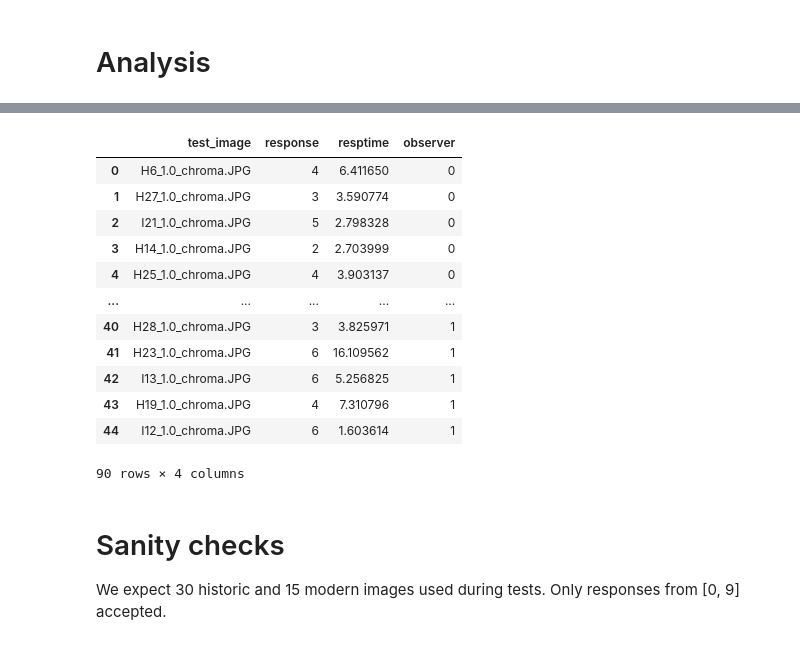
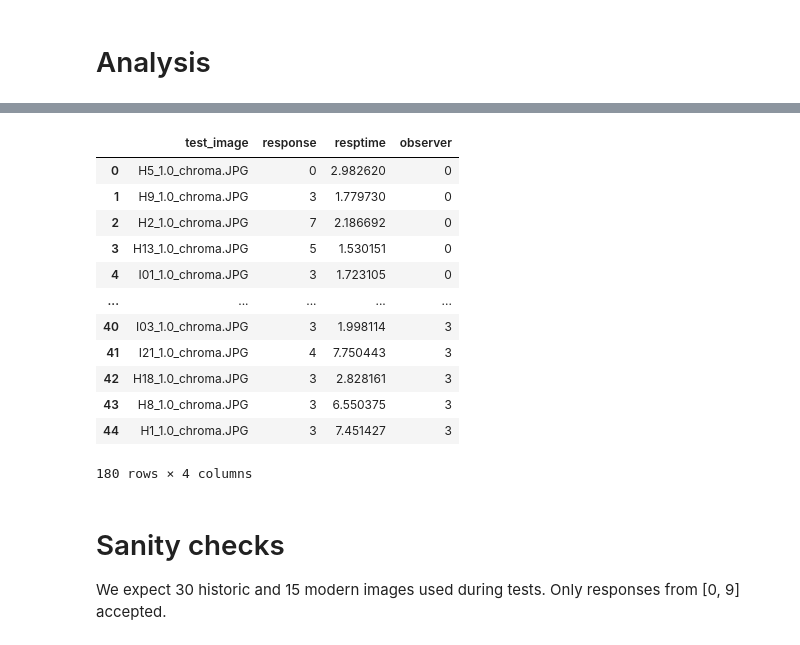
Before and after one commit to Thrrym/PerceptionAndImageQuality, a Jupyter notebook: analysis/analysis.ipynb, the cells around one changed output, grey strips where cells are left out. Cells and saved outputs as stored; diff of their text form; code cells hidden in the pictures.

```diff
--- a/analysis/analysis.ipynb
+++ b/analysis/analysis.ipynb
@@ -27,40 +29,41 @@ single_result_files_paths
 # %%
 # we read the data
 file = single_result_files_paths.pop()
 df = pd.read_csv(file)
 observer_num = 0
 df['observer'] = observer_num
 observer_num += 1
 
 for path in single_result_files_paths:
     df_tmp = pd.read_csv(path)
     df_tmp['observer'] = observer_num
     df = pd.concat((df, df_tmp))
+    observer_num += 1
 
 #for file in single_result_files_paths:
 
 # if we have more observers we could read their files, assign the column observer
 # with their name, and concatenate the DataFrames with pd.concat(). Example:
 #df1 = pd.read_csv('Person1.csv')
 #df1['observer'] = 'Person1'      # creates a new column called 'observer'
 #df2 = pd.read_csv('Person2.csv') # reads second file
 #df2['observer'] = 'Person2'
 #df = pd.concat((df, df2))        # concatenates both dataframes in one
 df
 # %% [output]
 |  | test_image | response | resptime | observer |
-| 0 | H6_1.0_chroma.JPG | 4 | 6.411650 | 0 |
-| 1 | H27_1.0_chroma.JPG | 3 | 3.590774 | 0 |
-| 2 | I21_1.0_chroma.JPG | 5 | 2.798328 | 0 |
-| 3 | H14_1.0_chroma.JPG | 2 | 2.703999 | 0 |
-| 4 | H25_1.0_chroma.JPG | 4 | 3.903137 | 0 |
+| 0 | H5_1.0_chroma.JPG | 0 | 2.982620 | 0 |
+| 1 | H9_1.0_chroma.JPG | 3 | 1.779730 | 0 |
+| 2 | H2_1.0_chroma.JPG | 7 | 2.186692 | 0 |
+| 3 | H13_1.0_chroma.JPG | 5 | 1.530151 | 0 |
+| 4 | I01_1.0_chroma.JPG | 3 | 1.723105 | 0 |
 | ... | ... | ... | ... | ... |
-| 40 | H28_1.0_chroma.JPG | 3 | 3.825971 | 1 |
-| 41 | H23_1.0_chroma.JPG | 6 | 16.109562 | 1 |
-| 42 | I13_1.0_chroma.JPG | 6 | 5.256825 | 1 |
-| 43 | H19_1.0_chroma.JPG | 4 | 7.310796 | 1 |
-| 44 | I12_1.0_chroma.JPG | 6 | 1.603614 | 1 |
+| 40 | I03_1.0_chroma.JPG | 3 | 1.998114 | 3 |
+| 41 | I21_1.0_chroma.JPG | 4 | 7.750443 | 3 |
+| 42 | H18_1.0_chroma.JPG | 3 | 2.828161 | 3 |
+| 43 | H8_1.0_chroma.JPG | 3 | 6.550375 | 3 |
+| 44 | H1_1.0_chroma.JPG | 3 | 7.451427 | 3 |
-90 rows × 4 columns
+180 rows × 4 columns
 # %%
 # explore the first entries in your data
 #df
```
Also changed, not shown: parts of 5 cells of this notebook.
